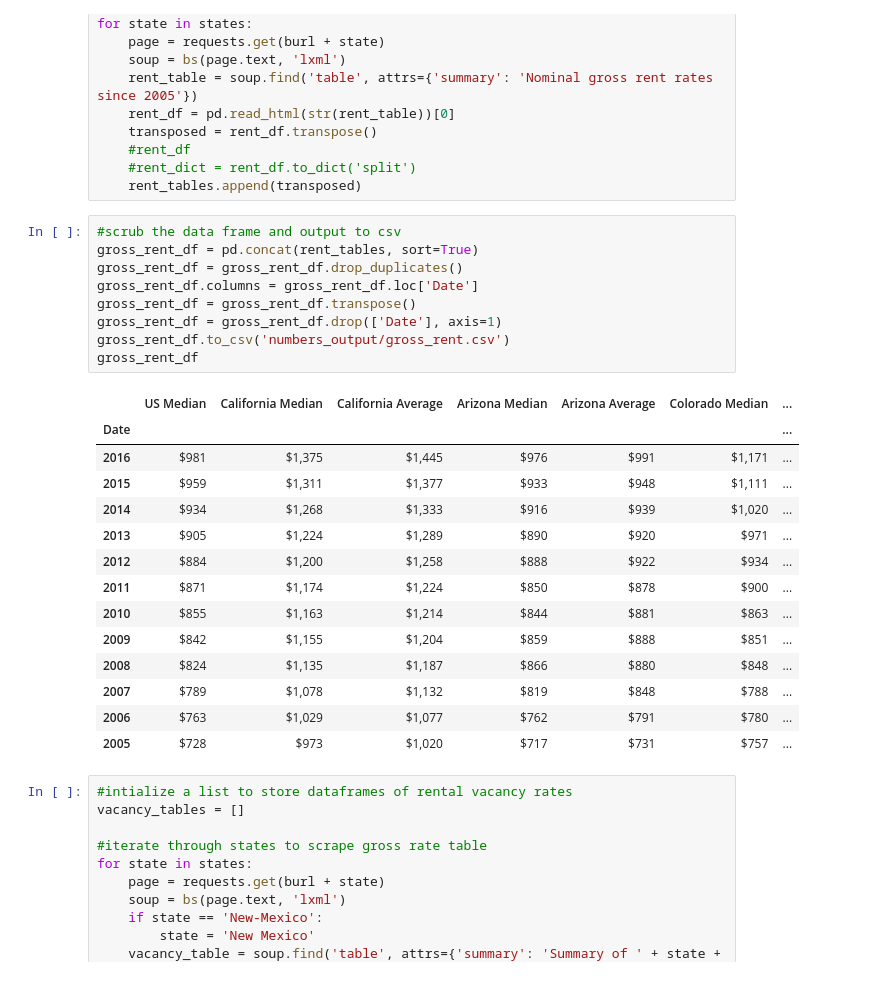
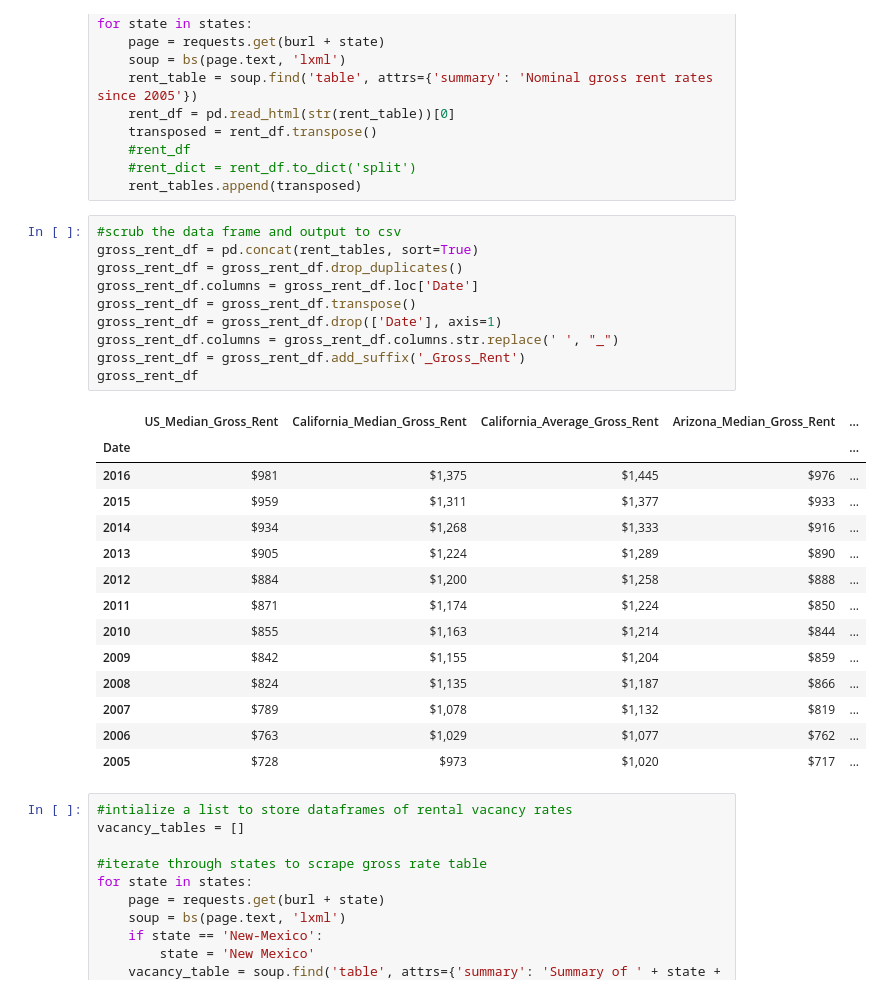
Before and after one commit to charlasu/california-quitters, a Jupyter notebook: code/Rental_Scrape.ipynb, the cells around one changed output. Cells and saved outputs as stored; diff of their text form.

```diff
--- a/code/Rental_Scrape.ipynb
+++ b/code/Rental_Scrape.ipynb
@@ -28,27 +28,28 @@ for state in states:
 # %%
 #scrub the data frame and output to csv
 gross_rent_df = pd.concat(rent_tables, sort=True)
 gross_rent_df = gross_rent_df.drop_duplicates()
 gross_rent_df.columns = gross_rent_df.loc['Date']
 gross_rent_df = gross_rent_df.transpose()
 gross_rent_df = gross_rent_df.drop(['Date'], axis=1)
-gross_rent_df.to_csv('numbers_output/gross_rent.csv')
+gross_rent_df.columns = gross_rent_df.columns.str.replace(' ', "_")
+gross_rent_df = gross_rent_df.add_suffix('_Gross_Rent')
 gross_rent_df
 # %% [output]
-|  | US Median | California Median | California Average | Arizona Median | Arizona Average | Colorado Median | ... |
-| Date |  |  |  |  |  |  | ... |
-| 2016 | $981 | $1,375 | $1,445 | $976 | $991 | $1,171 | ... |
-| 2015 | $959 | $1,311 | $1,377 | $933 | $948 | $1,111 | ... |
-| 2014 | $934 | $1,268 | $1,333 | $916 | $939 | $1,020 | ... |
-| 2013 | $905 | $1,224 | $1,289 | $890 | $920 | $971 | ... |
-| 2012 | $884 | $1,200 | $1,258 | $888 | $922 | $934 | ... |
-| 2011 | $871 | $1,174 | $1,224 | $850 | $878 | $900 | ... |
-| 2010 | $855 | $1,163 | $1,214 | $844 | $881 | $863 | ... |
-| 2009 | $842 | $1,155 | $1,204 | $859 | $888 | $851 | ... |
-| 2008 | $824 | $1,135 | $1,187 | $866 | $880 | $848 | ... |
-| 2007 | $789 | $1,078 | $1,132 | $819 | $848 | $788 | ... |
-| 2006 | $763 | $1,029 | $1,077 | $762 | $791 | $780 | ... |
-| 2005 | $728 | $973 | $1,020 | $717 | $731 | $757 | ... |
+|  | US_Median_Gross_Rent | California_Median_Gross_Rent | California_Average_Gross_Rent | Arizona_Median_Gross_Rent | ... |
+| Date |  |  |  |  | ... |
+| 2016 | $981 | $1,375 | $1,445 | $976 | ... |
+| 2015 | $959 | $1,311 | $1,377 | $933 | ... |
+| 2014 | $934 | $1,268 | $1,333 | $916 | ... |
+| 2013 | $905 | $1,224 | $1,289 | $890 | ... |
+| 2012 | $884 | $1,200 | $1,258 | $888 | ... |
+| 2011 | $871 | $1,174 | $1,224 | $850 | ... |
+| 2010 | $855 | $1,163 | $1,214 | $844 | ... |
+| 2009 | $842 | $1,155 | $1,204 | $859 | ... |
+| 2008 | $824 | $1,135 | $1,187 | $866 | ... |
+| 2007 | $789 | $1,078 | $1,132 | $819 | ... |
+| 2006 | $763 | $1,029 | $1,077 | $762 | ... |
+| 2005 | $728 | $973 | $1,020 | $717 | ... |
 # %%
 #intialize a list to store dataframes of rental vacancy rates
 vacancy_tables = []
```
Also changed, not shown: parts of 4 cells of this notebook, 5 other files.
